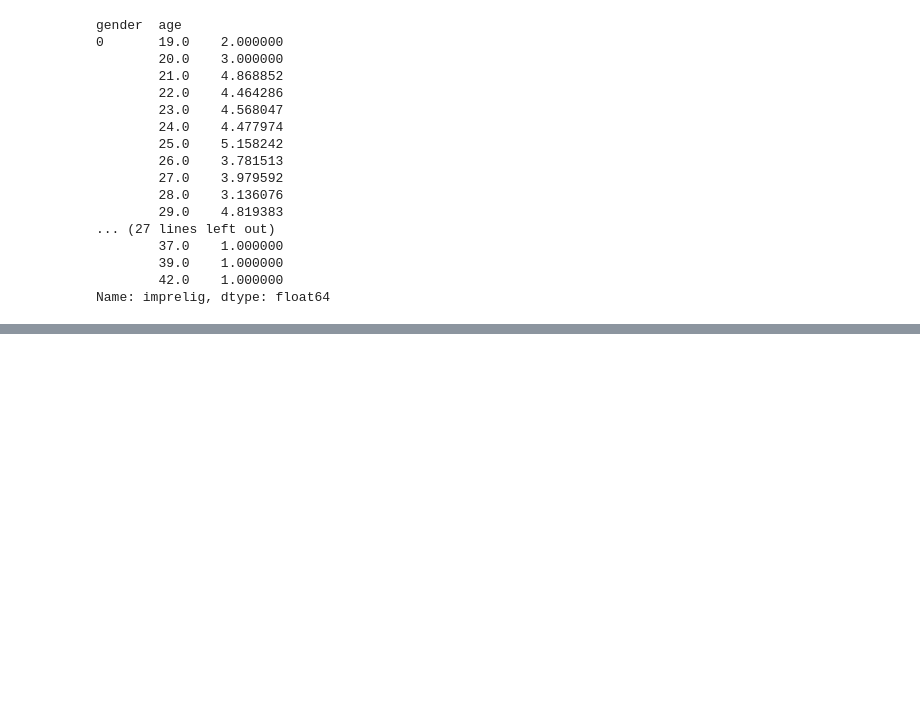
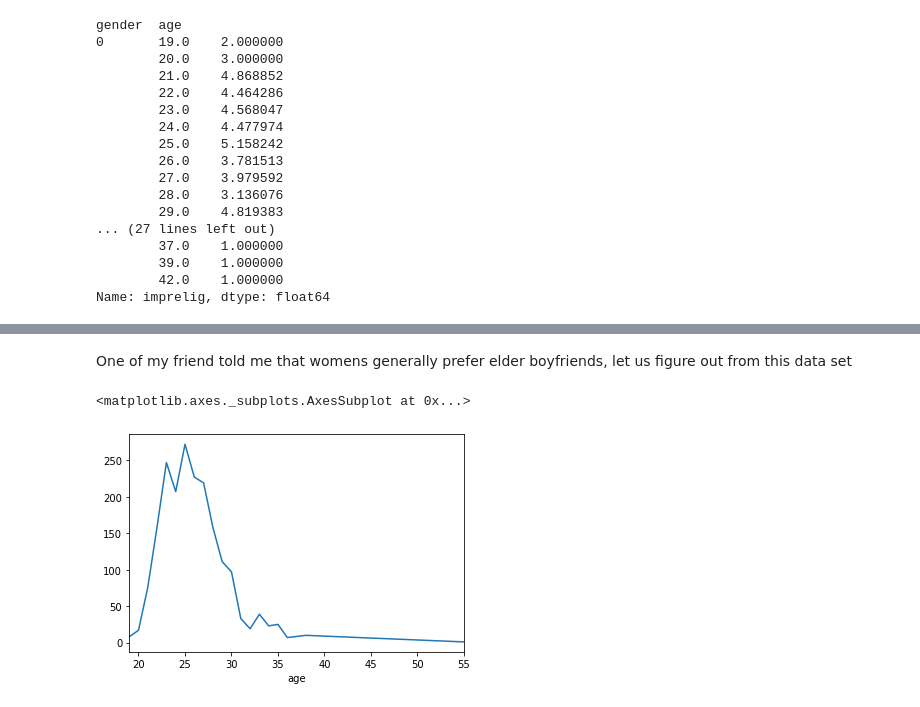
Before and after one commit to erjpsingh/dateyourmate, a Jupyter notebook: dateyourmate.ipynb, the cells around one changed output, grey strips where cells are left out. Drawn from its saved outputs; the diff is of its cells as text; code cells hidden in the pictures; blank space fills up the shorter version.

```diff
--- a/dateyourmate.ipynb
+++ b/dateyourmate.ipynb
@@ -373,0 +411,9 @@ ValueError: setting an array element with a sequence.
+# %% [markdown]
+One of my friend told me that womens generally prefer elder boyfriends, let us figure out from this data set
+# %%
+df_new = df[(df['gender'] == 0)  & (df['dec_o'] ==1)]
+# %%
+df_new.groupby(['age']).age.count().plot()
+# %% [output]
+<matplotlib.axes._subplots.AxesSubplot at 0x...>
+[figure, added]
```
Also changed, not shown: parts of 29 cells of this notebook.
